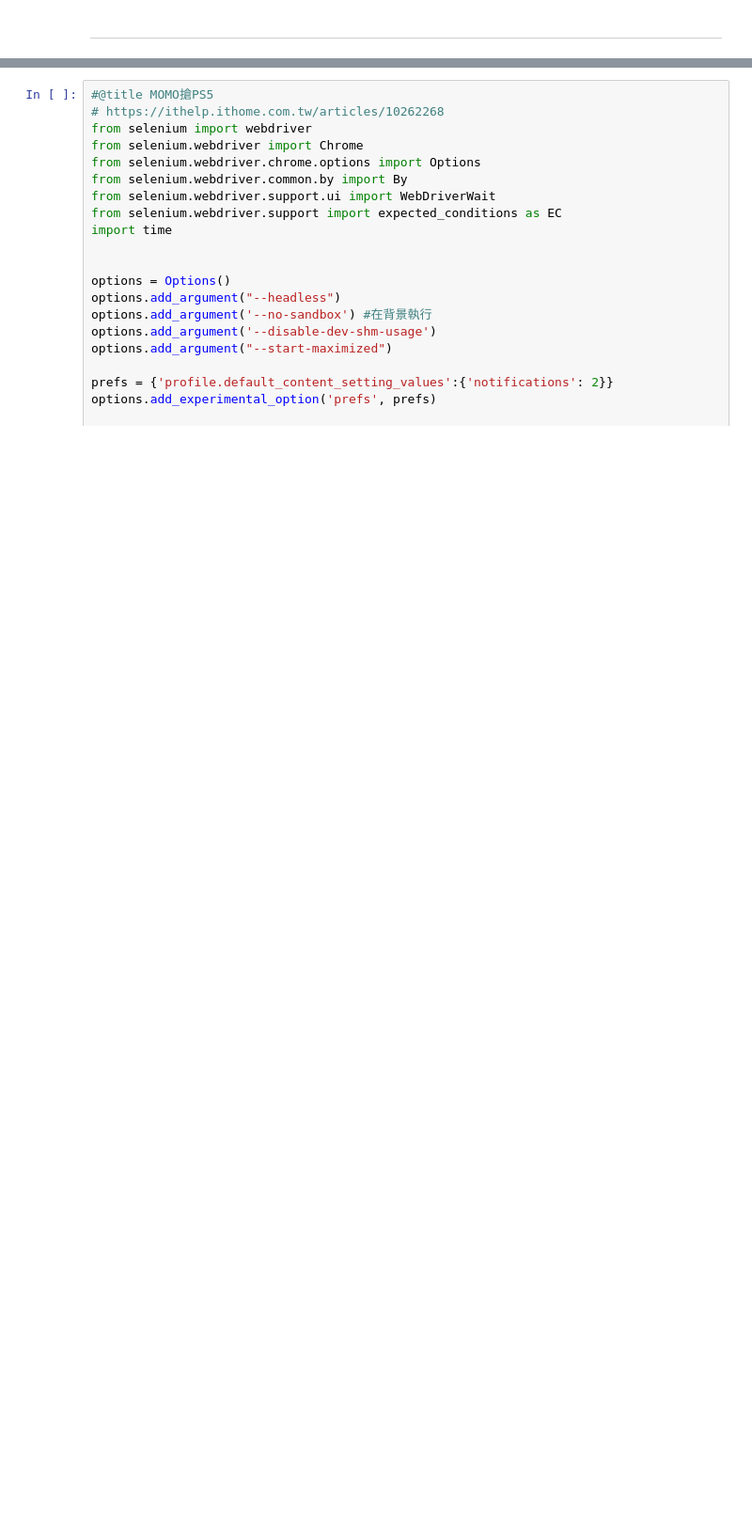
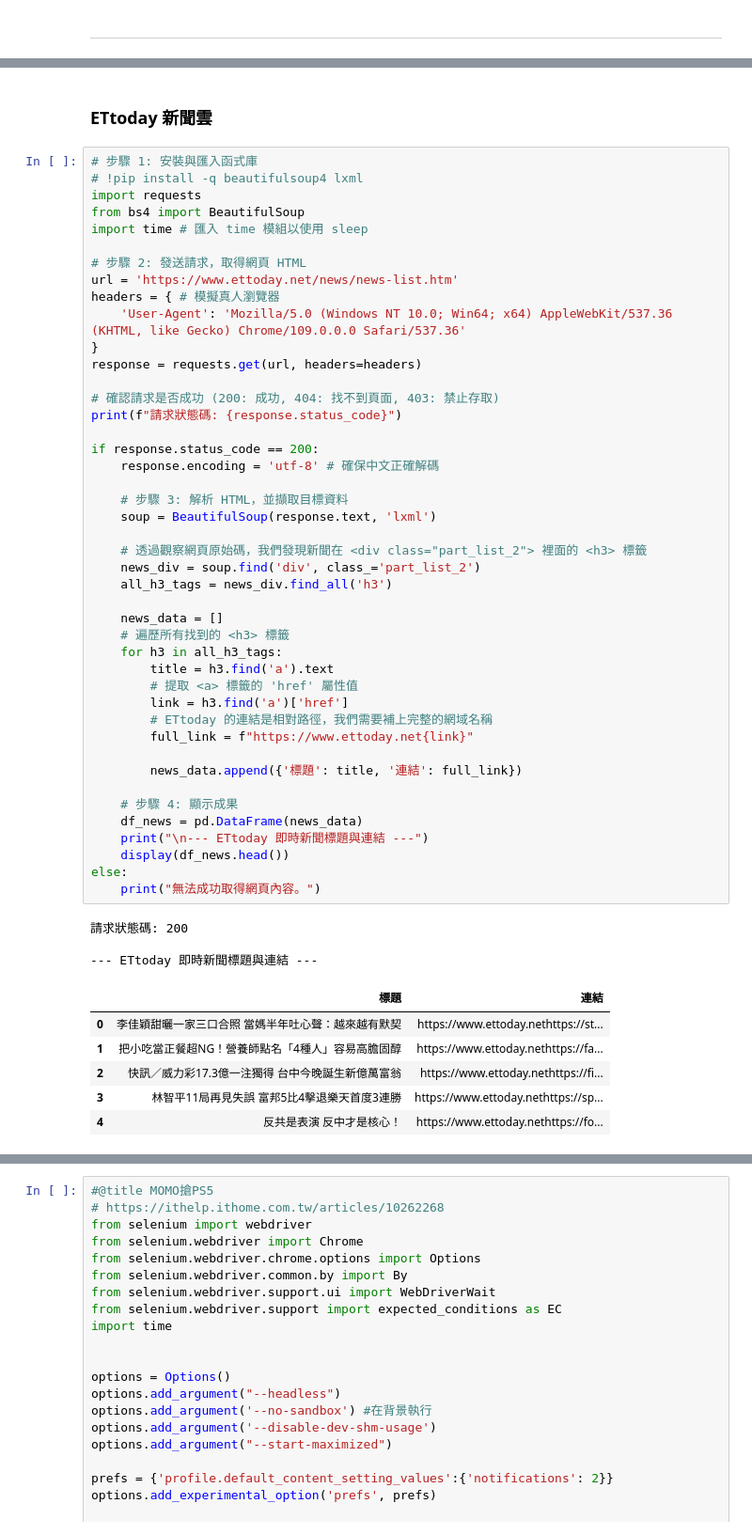
Before and after one commit to willismax/MediaSystem-Python-Course, a Jupyter notebook: 04.Selenium/網頁擷取_Selenium.ipynb, the cells around one changed output, grey strips where cells are left out. Shown at 94% size. Cells and saved outputs as stored; diff of their text form; blank space fills up the shorter version.

```diff
--- a/04.Selenium/網頁擷取_Selenium.ipynb
+++ b/04.Selenium/網頁擷取_Selenium.ipynb
@@ -279,0 +174,56 @@ items
+# %% [markdown]
+### ETtoday 新聞雲
+# %%
+# 步驟 1: 安裝與匯入函式庫
+# !pip install -q beautifulsoup4 lxml
+import requests
+from bs4 import BeautifulSoup
+import time # 匯入 time 模組以使用 sleep
+
+# 步驟 2: 發送請求，取得網頁 HTML
+url = 'https://www.ettoday.net/news/news-list.htm'
+headers = { # 模擬真人瀏覽器
+    'User-Agent': 'Mozilla/5.0 (Windows NT 10.0; Win64; x64) AppleWebKit/537.36 (KHTML, like Gecko) Chrome/109.0.0.0 Safari/537.36'
+}
+response = requests.get(url, headers=headers)
+
+# 確認請求是否成功 (200: 成功, 404: 找不到頁面, 403: 禁止存取)
+print(f"請求狀態碼: {response.status_code}")
+
+if response.status_code == 200:
+    response.encoding = 'utf-8' # 確保中文正確解碼
+
+    # 步驟 3: 解析 HTML，並擷取目標資料
+    soup = BeautifulSoup(response.text, 'lxml')
+
+    # 透過觀察網頁原始碼，我們發現新聞在 <div class="part_list_2"> 裡面的 <h3> 標籤
+    news_div = soup.find('div', class_='part_list_2')
+    all_h3_tags = news_div.find_all('h3')
+
+    news_data = []
+    # 遍歷所有找到的 <h3> 標籤
+    for h3 in all_h3_tags:
+        title = h3.find('a').text
+        # 提取 <a> 標籤的 'href' 屬性值
+        link = h3.find('a')['href']
+        # ETtoday 的連結是相對路徑，我們需要補上完整的網域名稱
+        full_link = f"https://www.ettoday.net{link}"
+
+        news_data.append({'標題': title, '連結': full_link})
+
+    # 步驟 4: 顯示成果
+    df_news = pd.DataFrame(news_data)
+    print("\n--- ETtoday 即時新聞標題與連結 ---")
+    display(df_news.head())
+else:
+    print("無法成功取得網頁內容。")
+# %% [output]
+請求狀態碼: 200
+
+--- ETtoday 即時新聞標題與連結 ---
+|  | 標題 | 連結 |
+| 0 | 李佳穎甜曬一家三口合照 當媽半年吐心聲：越來越有默契 | https://www.ettoday.nethttps://st... |
+| 1 | 把小吃當正餐超NG！營養師點名「4種人」容易高膽固醇 | https://www.ettoday.nethttps://fa... |
+| 2 | 快訊／威力彩17.3億一注獨得 台中今晚誕生新億萬富翁 | https://www.ettoday.nethttps://fi... |
+| 3 | 林智平11局再見失誤 富邦5比4擊退樂天首度3連勝 | https://www.ettoday.nethttps://sp... |
+| 4 | 反共是表演 反中才是核心！ | https://www.ettoday.nethttps://fo... |
```
Also changed, not shown: parts of 9 cells of this notebook.
